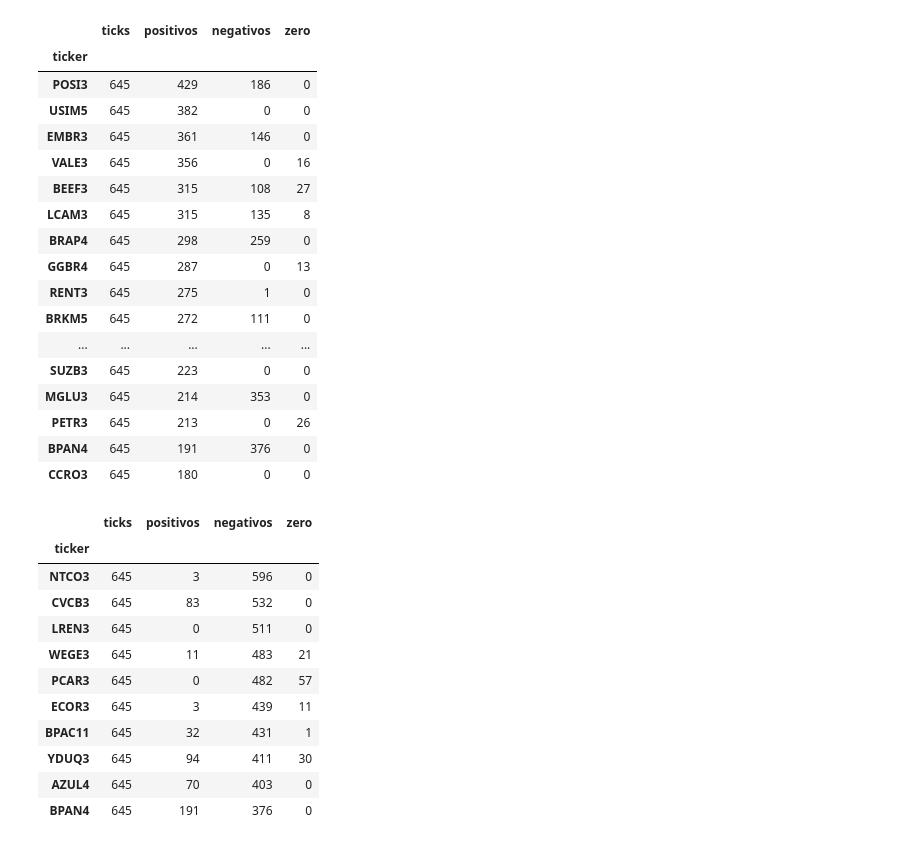
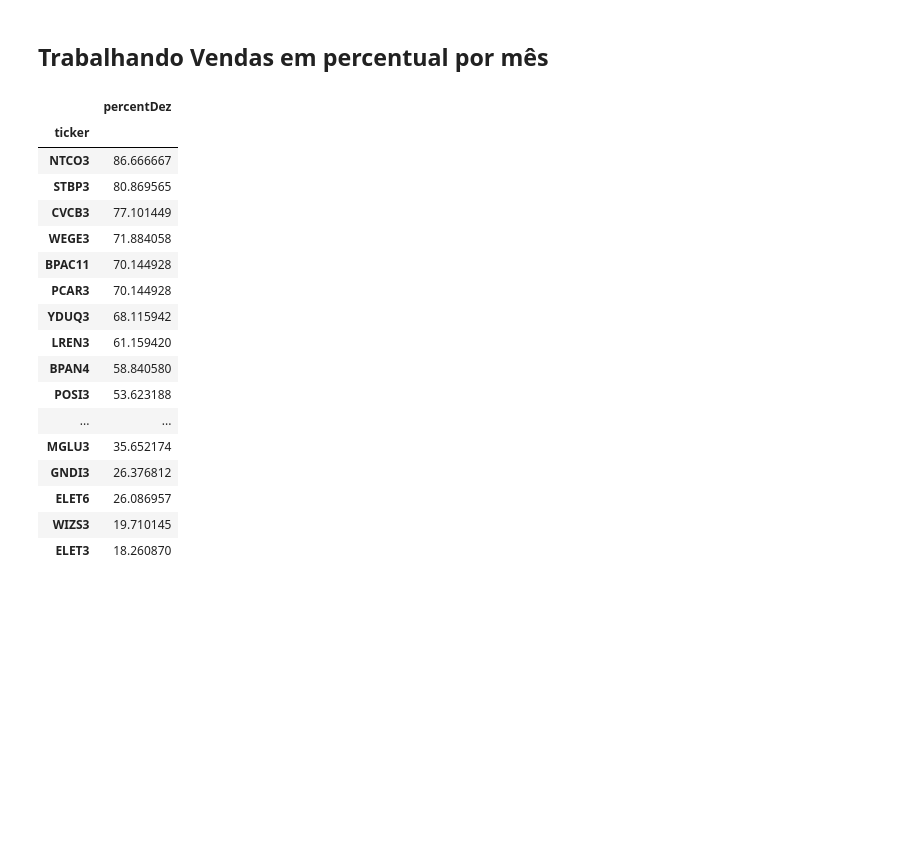
Before and after one commit to paulofor/Jupyter-Espaco01, a Jupyter notebook: ResultadoFuturo/Usando Dataframe.ipynb, the cells around one changed output. Cells and saved outputs as stored; diff of their text form; code cells hidden in the pictures; blank space fills up the shorter version.

```diff
--- a/ResultadoFuturo/Usando Dataframe.ipynb
+++ b/ResultadoFuturo/Usando Dataframe.ipynb
@@ -7,2 +9,2 @@ from datetime import datetime
 # %%
-url2 = "http://vps-40d69db1.vps.ovh.ca:22001/api/RegraProjecaos/tickerPerformance?dataNumInicio=20211101&dataNumFinal=20211231&grupoAcao=Neg-100&codigoRegra=1"
+urlDez = "http://vps-40d69db1.vps.ovh.ca:22001/api/RegraProjecaos/tickerPerformance?dataNumInicio=20211201&dataNumFinal=20211231&grupoAcao=Neg-100&codigoRegra=1"
@@ -9,5 +15,15 @@ url2 = "http://vps-40d69db1.vps.ovh.ca:22001/api/RegraProjecaos/tickerPerformanc
 # %%
-r = requests.get(url2)
+r = requests.get(urlDez)
 j = r.json()
-df2 = pd.DataFrame.from_dict(j)
-df2.set_index('ticker', inplace=True)
+dfDez = pd.DataFrame.from_dict(j)
+dfDez.set_index('ticker', inplace=True)
+
+r = requests.get(urlNov)
+j = r.json()
+dfNov = pd.DataFrame.from_dict(j)
+dfNov.set_index('ticker', inplace=True)
+
+r = requests.get(urlOut)
+j = r.json()
+dfOut = pd.DataFrame.from_dict(j)
+dfOut.set_index('ticker', inplace=True)
@@ -18,39 +30,29 @@ len(df2)
 # %%
-dfVenda = df2.sort_values(by='negativos', ascending=False)
-dfCompra = df2.sort_values(by='positivos', ascending=False)
+dfVendaDez = dfDez.sort_values(by='negativos', ascending=False)
+dfVendaNov = dfNov.sort_values(by='negativos', ascending=False)
+dfVendaOut = dfOut.sort_values(by='negativos', ascending=False)
-# %%
-compraTop20 = dfCompra.head(20)
-# %% [output]
-|  | ticks | positivos | negativos | zero |
-| ticker |  |  |  |  |
-| POSI3 | 645 | 429 | 186 | 0 |
-| USIM5 | 645 | 382 | 0 | 0 |
-| EMBR3 | 645 | 361 | 146 | 0 |
-| VALE3 | 645 | 356 | 0 | 16 |
-| BEEF3 | 645 | 315 | 108 | 27 |
-| LCAM3 | 645 | 315 | 135 | 8 |
-| BRAP4 | 645 | 298 | 259 | 0 |
-| GGBR4 | 645 | 287 | 0 | 13 |
-| RENT3 | 645 | 275 | 1 | 0 |
-| BRKM5 | 645 | 272 | 111 | 0 |
-| ... | ... | ... | ... | ... |
-| SUZB3 | 645 | 223 | 0 | 0 |
-| MGLU3 | 645 | 214 | 353 | 0 |
-| PETR3 | 645 | 213 | 0 | 26 |
-| BPAN4 | 645 | 191 | 376 | 0 |
-| CCRO3 | 645 | 180 | 0 | 0 |
+# %% [markdown]
+## Trabalhando Vendas em percentual por mês
 # %%
-dfVenda.head(10)
+dfVendaDez['percentDez'] = (dfVendaDez['negativos'] / dfVendaDez['ticks']) * 100
+dfVendaDez = dfVendaDez['percentDez'].to_frame()
+dfVendaDez.head(20)
 # %% [output]
-|  | ticks | positivos | negativos | zero |
-| ticker |  |  |  |  |
-| NTCO3 | 645 | 3 | 596 | 0 |
-| CVCB3 | 645 | 83 | 532 | 0 |
-| LREN3 | 645 | 0 | 511 | 0 |
-| WEGE3 | 645 | 11 | 483 | 21 |
-| PCAR3 | 645 | 0 | 482 | 57 |
-| ECOR3 | 645 | 3 | 439 | 11 |
-| BPAC11 | 645 | 32 | 431 | 1 |
-| YDUQ3 | 645 | 94 | 411 | 30 |
-| AZUL4 | 645 | 70 | 403 | 0 |
-| BPAN4 | 645 | 191 | 376 | 0 |
+|  | percentDez |
+| ticker |  |
+| NTCO3 | 86.666667 |
+| STBP3 | 80.869565 |
+| CVCB3 | 77.101449 |
+| WEGE3 | 71.884058 |
+| BPAC11 | 70.144928 |
+| PCAR3 | 70.144928 |
+| YDUQ3 | 68.115942 |
+| LREN3 | 61.159420 |
+| BPAN4 | 58.840580 |
+| POSI3 | 53.623188 |
+| ... | ... |
+| MGLU3 | 35.652174 |
+| GNDI3 | 26.376812 |
+| ELET6 | 26.086957 |
+| WIZS3 | 19.710145 |
+| ELET3 | 18.260870 |
```
Also changed, not shown: parts of 12 cells of this notebook, 2 other files.
